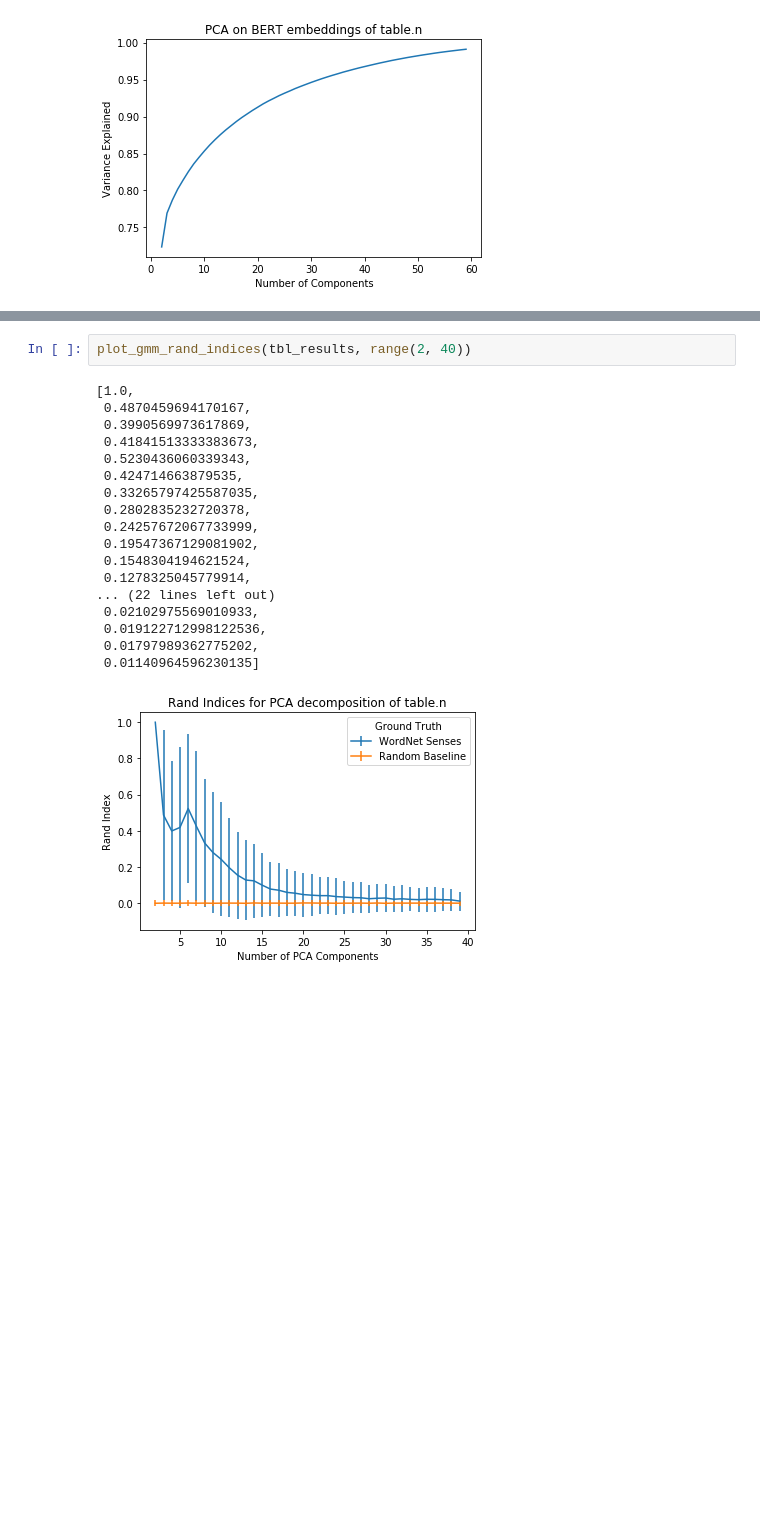
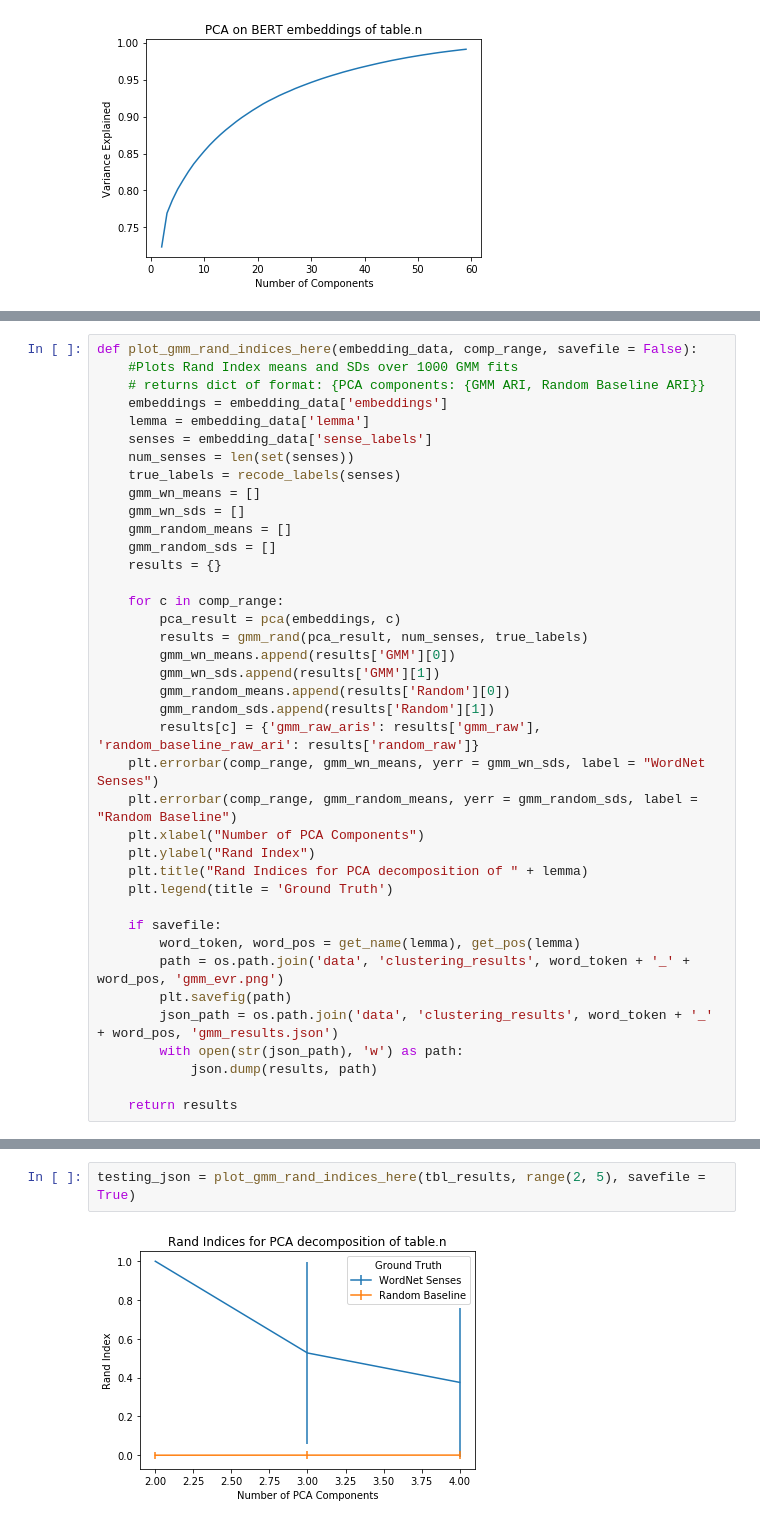
Before and after one commit to sathvikn/bert-wordsense, a Jupyter notebook: codebase/test_automation.ipynb, the cells around one changed output, grey strips where cells are left out. Cells and saved outputs as stored; diff of their text form; blank space fills up the shorter version.

Commit message:
saving Rand indices as JSON

```diff
--- a/codebase/test_automation.ipynb
+++ b/codebase/test_automation.ipynb
@@ -32,0 +35,39 @@ plot_pca_ev(range(2, 60), tbl_results['embeddings'], 'table.n')
+# %%
+def plot_gmm_rand_indices_here(embedding_data, comp_range, savefile = False):
+    #Plots Rand Index means and SDs over 1000 GMM fits
+    # returns dict of format: {PCA components: {GMM ARI, Random Baseline ARI}}
+    embeddings = embedding_data['embeddings']
+    lemma = embedding_data['lemma']
+    senses = embedding_data['sense_labels']
+    num_senses = len(set(senses))
+    true_labels = recode_labels(senses)
+    gmm_wn_means = []
+    gmm_wn_sds = []
+    gmm_random_means = []
+    gmm_random_sds = []
+    results = {}
+
+    for c in comp_range:
+        pca_result = pca(embeddings, c)
+        results = gmm_rand(pca_result, num_senses, true_labels)
+        gmm_wn_means.append(results['GMM'][0])
+        gmm_wn_sds.append(results['GMM'][1])
+        gmm_random_means.append(results['Random'][0])
+        gmm_random_sds.append(results['Random'][1])
+        results[c] = {'gmm_raw_aris': results['gmm_raw'], 'random_baseline_raw_ari': results['random_raw']}
+    plt.errorbar(comp_range, gmm_wn_means, yerr = gmm_wn_sds, label = "WordNet Senses")
+    plt.errorbar(comp_range, gmm_random_means, yerr = gmm_random_sds, label = "Random Baseline")
+    plt.xlabel("Number of PCA Components")
+    plt.ylabel("Rand Index")
+    plt.title("Rand Indices for PCA decomposition of " + lemma)
+    plt.legend(title = 'Ground Truth')
+
+    if savefile:
+        word_token, word_pos = get_name(lemma), get_pos(lemma)
+        path = os.path.join('data', 'clustering_results', word_token + '_' + word_pos, 'gmm_evr.png')
+        plt.savefig(path)
+        json_path = os.path.join('data', 'clustering_results', word_token + '_' + word_pos, 'gmm_results.json')
+        with open(str(json_path), 'w') as path:
+            json.dump(results, path)
+
+    return results
@@ -33,21 +86,4 @@ plot_pca_ev(range(2, 60), tbl_results['embeddings'], 'table.n')
 # %%
-plot_gmm_rand_indices(tbl_results, range(2, 40))
+testing_json = plot_gmm_rand_indices_here(tbl_results, range(2, 5), savefile = True)
 # %% [output]
-[1.0,
- 0.4870459694170167,
- 0.3990569973617869,
- 0.41841513333383673,
- 0.5230436060339343,
- 0.424714663879535,
- 0.33265797425587035,
- 0.2802835232720378,
- 0.24257672067733999,
- 0.19547367129081902,
- 0.1548304194621524,
- 0.1278325045779914,
-... (22 lines left out)
- 0.02102975569010933,
- 0.019122712998122536,
- 0.01797989362775202,
- 0.01140964596230135]
-[figure, old version]
+[figure, new version]
```
Also changed, not shown: parts of 2 cells of this notebook, 1 other file.
